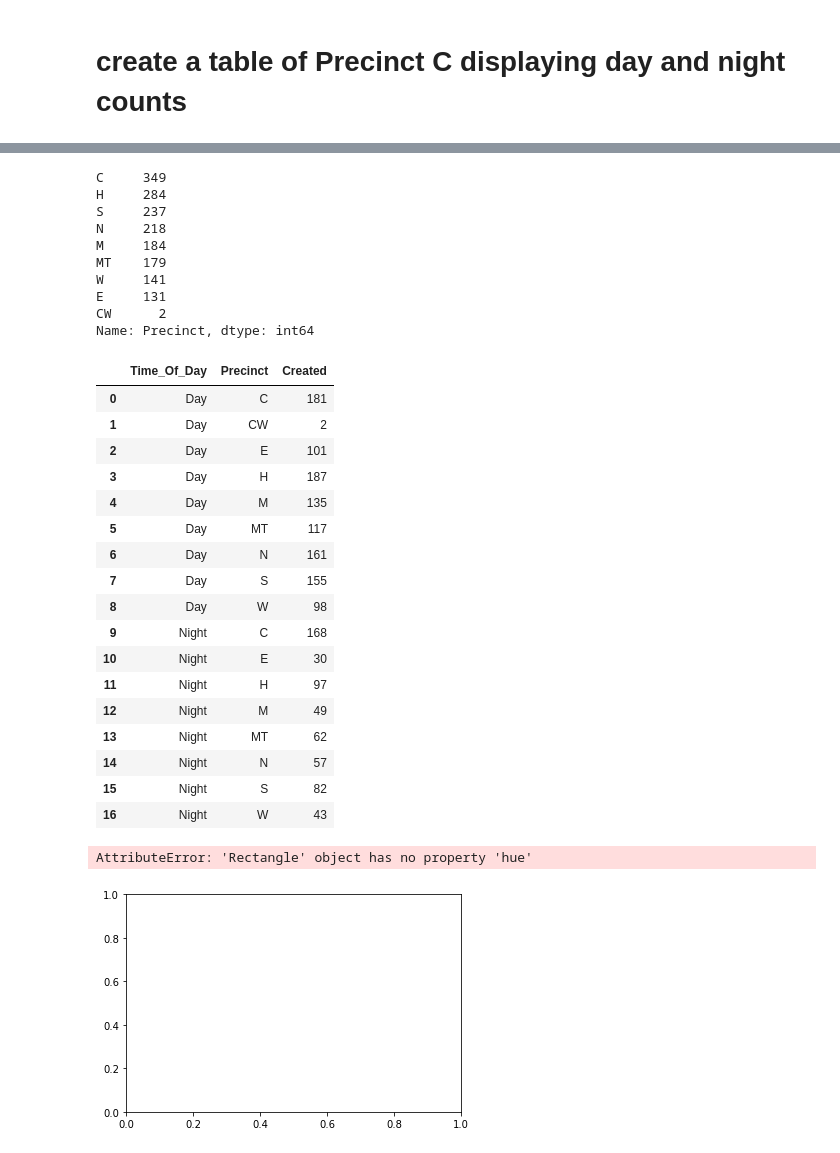
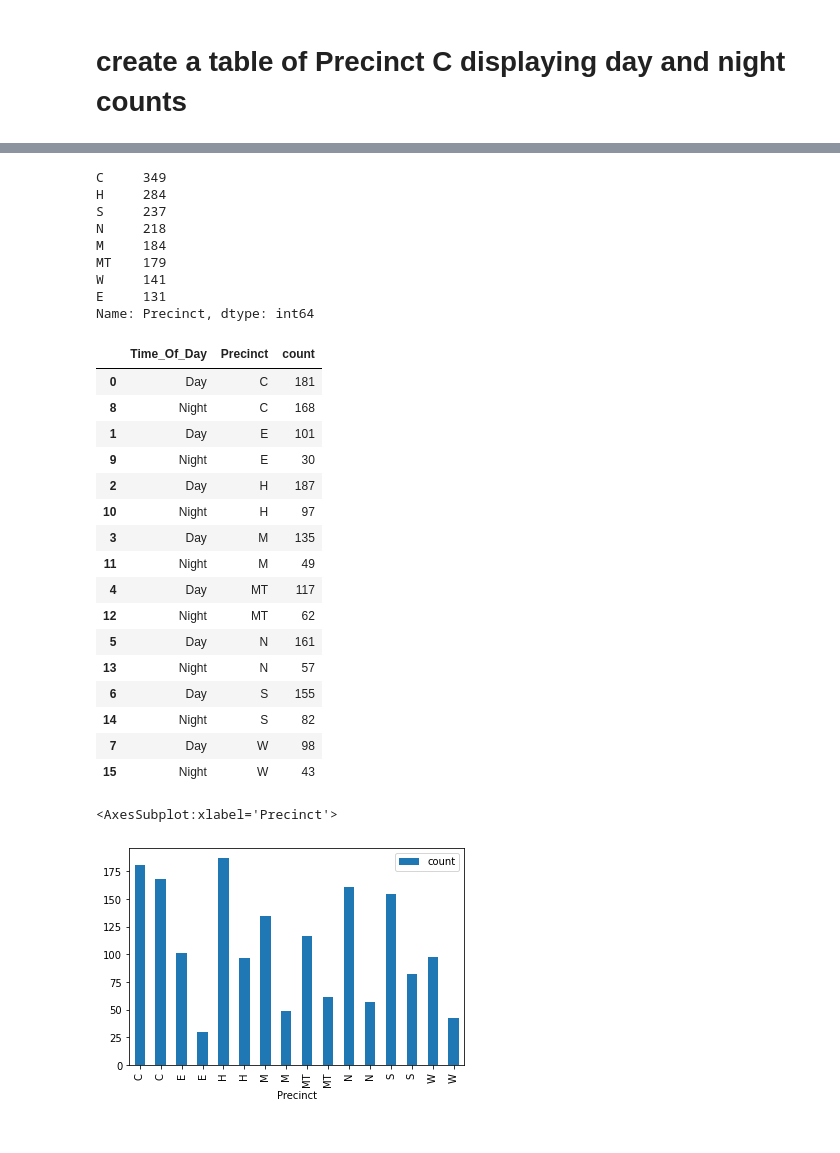
Before and after one commit to parallel-parker/partners_in_care, a Jupyter notebook: Notebook/Suicide_Calls_csv.ipynb, the cells around one changed output, grey strips where cells are left out. Saved outputs shown, nothing was run; the diff lists cells and outputs as text; code cells hidden in the pictures.

```diff
--- a/Notebook/Suicide_Calls_csv.ipynb
+++ b/Notebook/Suicide_Calls_csv.ipynb
@@ -30,3 +30,13 @@ suicide_all
 | 1723 | March | W | 03-29-2022 | 14:01:59 | 8109 BOONE TRCE | SUICIDAL PERSON | 2M |
 | 1724 | March | W | 03-31-2022 | 12:24:06 | 7277 CHARLOTTE PIKE | SUICIDAL PERSON | 2 |
 1725 rows × 7 columns
+# %%
+suicide_all = suicide_all.loc[(suicide_all['Precinct'] == 'C')
+            | (suicide_all['Precinct'] == 'S')
+            | (suicide_all['Precinct'] == 'M')
+            | (suicide_all['Precinct'] == 'MT')
+            | (suicide_all['Precinct'] == 'E')
+            | (suicide_all['Precinct'] == 'W')
+            | (suicide_all['Precinct'] == 'N')
+            | (suicide_all['Precinct'] == 'H')]
+suicide_all
@@ -472,30 +509,30 @@ M     184
 MT    179
 W     141
 E     131
-CW      2
 Name: Precinct, dtype: int64
 # %%
 grouped = pd.DataFrame(suicide_all.groupby(["Time_Of_Day", "Precinct"])["Created"].count()).reset_index()
 # %%
 #sns.barplot(x="Precinct", y="Created", date=grouped, hue="Time_Of_Day")
 # %%
+grouped.sort_values(by="Precinct", inplace = True)
+grouped.rename(columns = {"Created":"count"}, inplace = True)
 grouped
 # %% [output]
-|  | Time_Of_Day | Precinct | Created |
+|  | Time_Of_Day | Precinct | count |
 | 0 | Day | C | 181 |
-| 1 | Day | CW | 2 |
-| 2 | Day | E | 101 |
-| 3 | Day | H | 187 |
-| 4 | Day | M | 135 |
-| 5 | Day | MT | 117 |
-| 6 | Day | N | 161 |
-| 7 | Day | S | 155 |
-| 8 | Day | W | 98 |
-| 9 | Night | C | 168 |
-| 10 | Night | E | 30 |
-| 11 | Night | H | 97 |
-| 12 | Night | M | 49 |
-| 13 | Night | MT | 62 |
-| 14 | Night | N | 57 |
-| 15 | Night | S | 82 |
-| 16 | Night | W | 43 |
+| 8 | Night | C | 168 |
+| 1 | Day | E | 101 |
+| 9 | Night | E | 30 |
+| 2 | Day | H | 187 |
+| 10 | Night | H | 97 |
+| 3 | Day | M | 135 |
+| 11 | Night | M | 49 |
+| 4 | Day | MT | 117 |
+| 12 | Night | MT | 62 |
+| 5 | Day | N | 161 |
+| 13 | Night | N | 57 |
+| 6 | Day | S | 155 |
+| 14 | Night | S | 82 |
+| 7 | Day | W | 98 |
+| 15 | Night | W | 43 |
@@ -504,5 +539,5 @@ grouped.rename(columns = {"Created":"count"}, inplace = True)
 # %%
-grouped.plot.bar(x="Precinct", y="count", hue = "Time_Of_Day")
+grouped.plot.bar(x="Precinct", y="count")
 # %% [output]
-AttributeError: 'Rectangle' object has no property 'hue'
+<AxesSubplot:xlabel='Precinct'>
-[figure, old version]
+[figure, new version]
```
Also changed, not shown: parts of 9 cells of this notebook, 2 other files.
